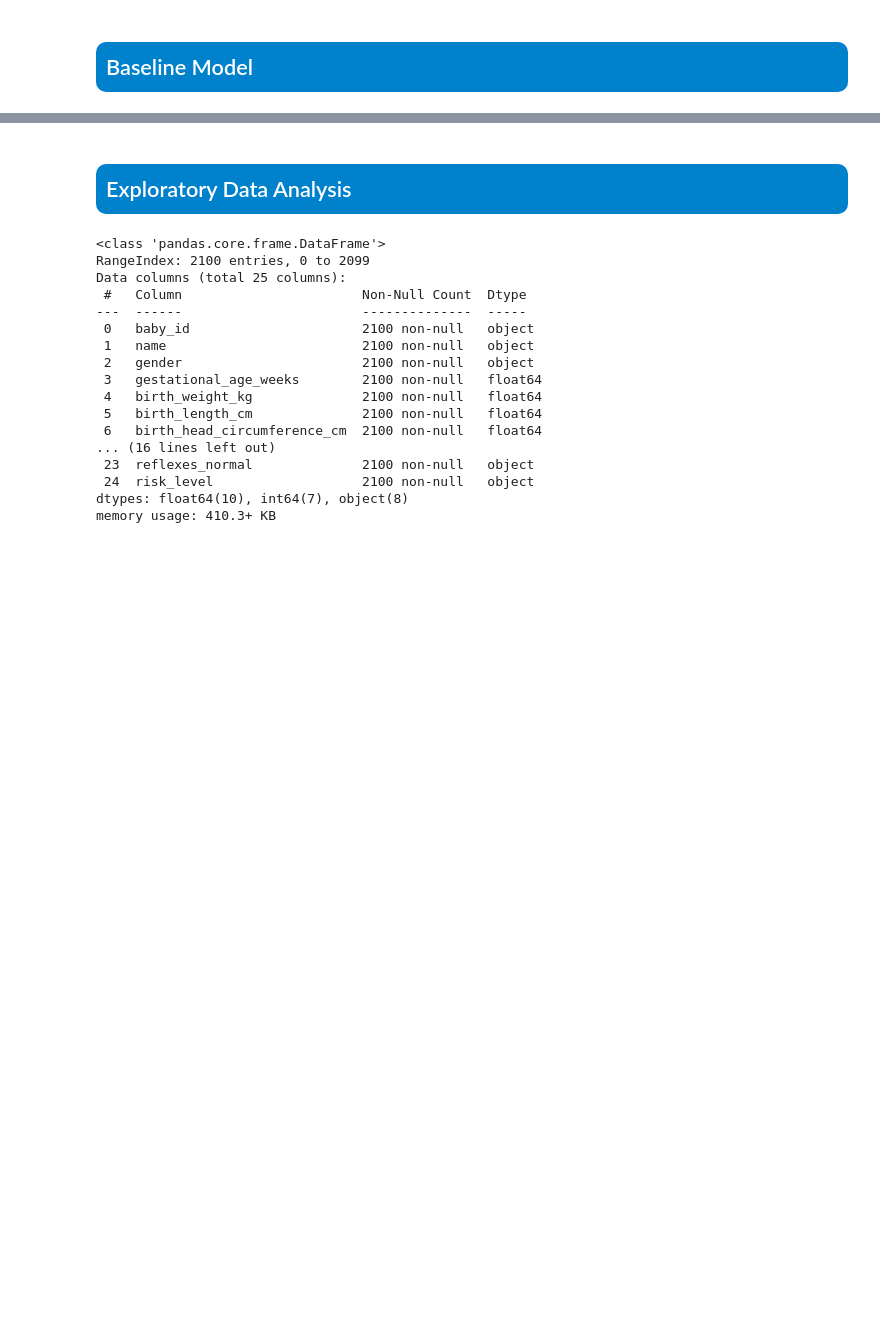
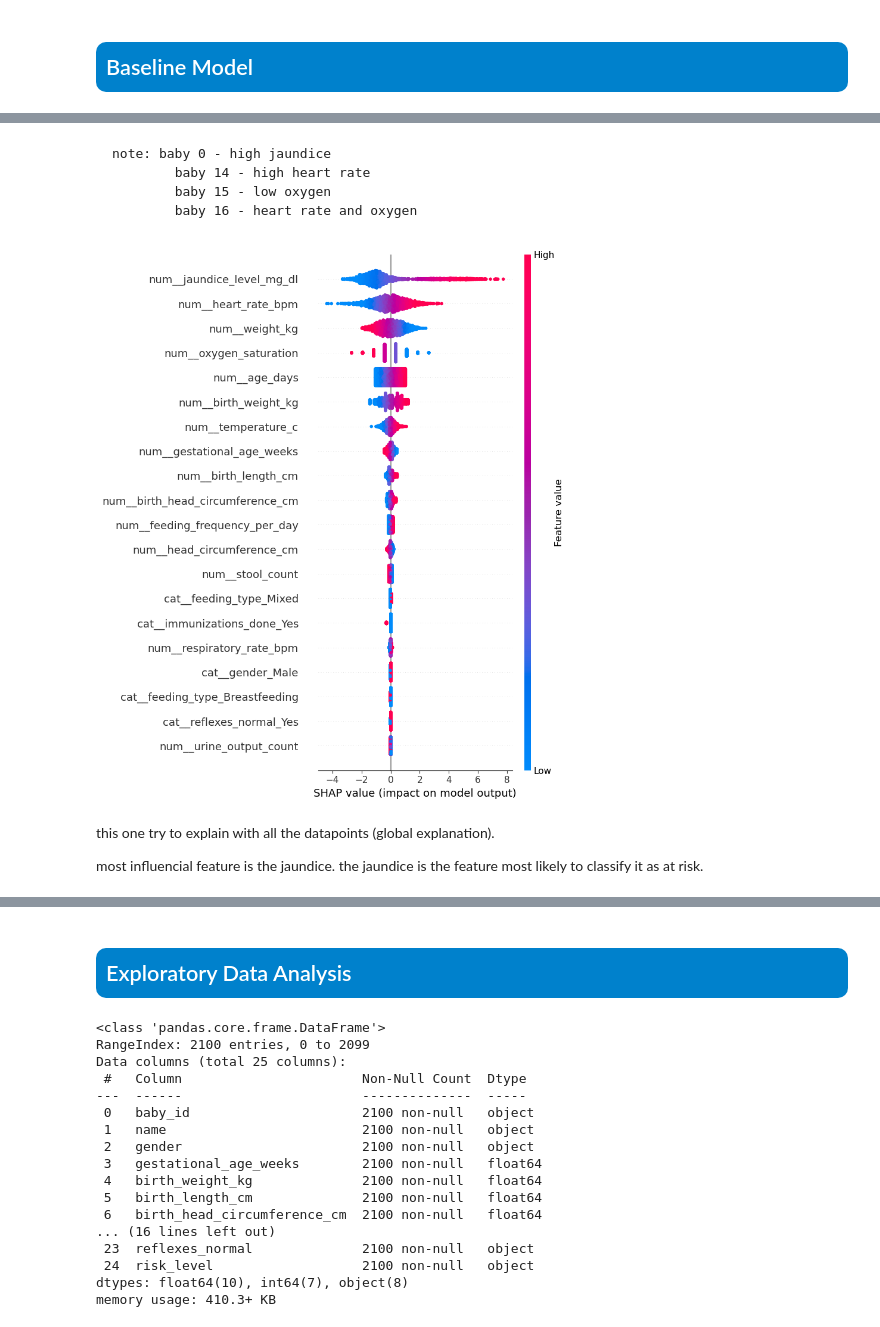
Before and after one commit to R-Vel/ML_Lab2, a Jupyter notebook: report.ipynb, the cells around one changed output, grey strips where cells are left out. Drawn from its saved outputs; the diff is of its cells as text; code cells hidden in the pictures; blank space fills up the shorter version.

```diff
--- a/report.ipynb
+++ b/report.ipynb
@@ -357 +460,25 @@ shap.plots.waterfall(shap_values[0], max_display=15)
+# %% [markdown]
+    note: baby 0 - high jaundice
+            baby 14 - high heart rate
+            baby 15 - low oxygen
+            baby 16 - heart rate and oxygen
+# %%
+#tn = np.where((y_train == 0) & (y_train_pred == 0))[0]
+
+# Transform all true negatives
+x_all_instances = preprocess.transform(X)
+
+# Compute SHAP values
+shap_values = explainer(x_all_instances)
+
+# Show summary
+shap.summary_plot(shap_values,
+                  features=x_all_instances,
+                  feature_names=feature_names)
+# %% [output]
+[figure, added]
+# %% [markdown]
+this one try to explain with all the datapoints (global explanation).
+
+most influencial feature is the jaundice. the jaundice is the feature most likely to classify it as at risk.
 # %%
```
Also changed, not shown: parts of 37 cells of this notebook, 2 other files.
